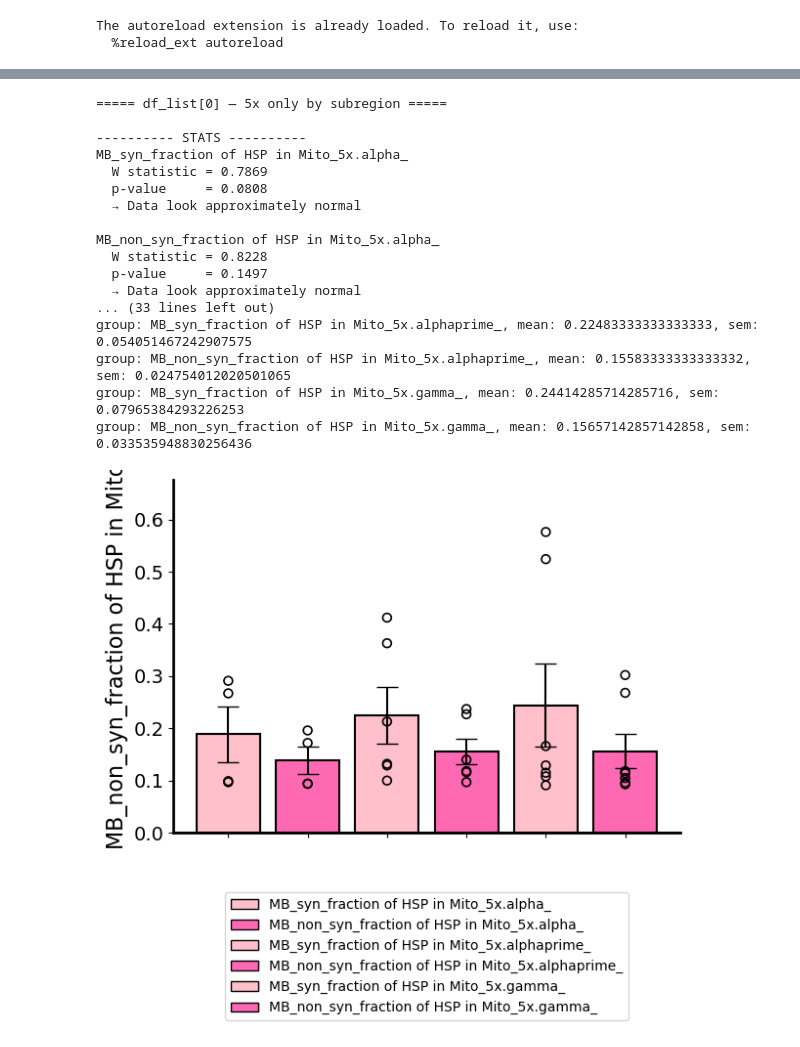
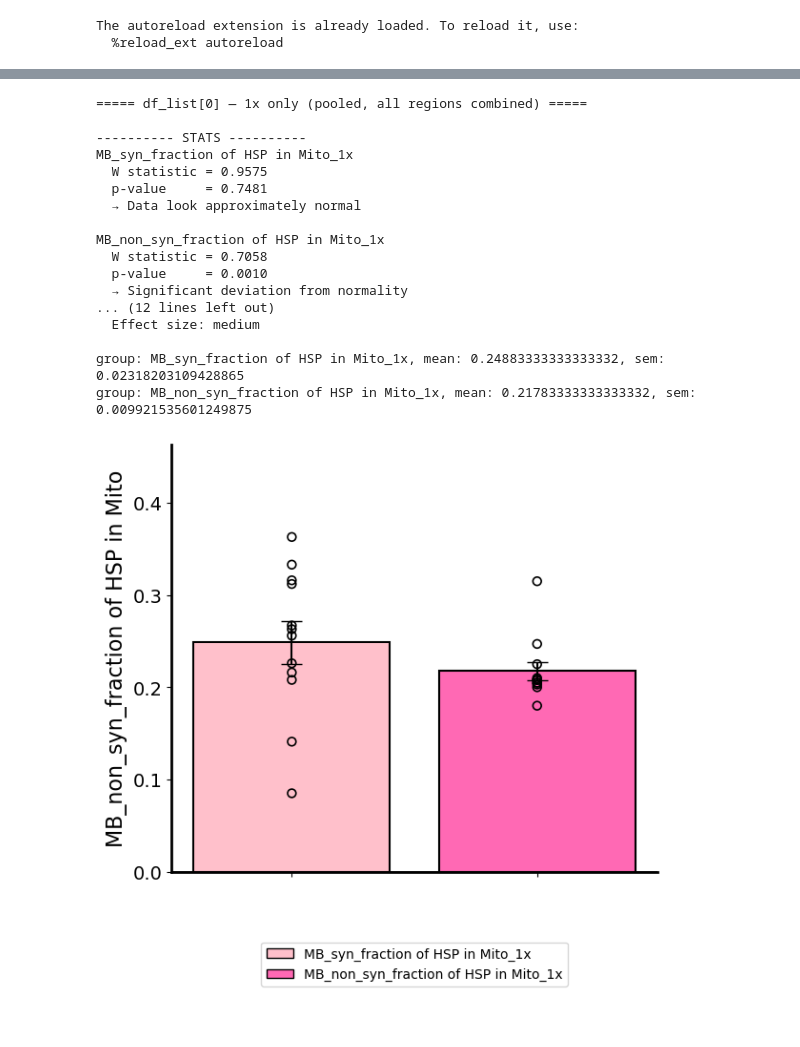
Before and after one commit to gmalagonv/confocal, a Jupyter notebook: analysis_notebooks/pooled_results.ipynb, the cells around one changed output, grey strips where cells are left out. Saved outputs shown, nothing was run; the diff lists cells and outputs as text; code cells hidden in the pictures.

Commit message:
pooled kind of ready

```diff
--- a/analysis_notebooks/pooled_results.ipynb
+++ b/analysis_notebooks/pooled_results.ipynb
@@ -53,13 +53,19 @@ def df_separator(df):
 
 user = 'Carmina'
 dates = [
-    '2026_06_05',
+   # '2026_06_05',
     '2026_06_15',
     '2026_06_25'
     ]
+csv_files = [
+    #'coloc_results', #coloc_results_2_raw',#'coloc_results_2', #'coloc_results
+    'coloc_results',
+    'coloc_results',
+
+]
 
 rows2drop = [
-            [],
+           # [],
             [
                 'dec02_5x_brain3gamma_R8',
                 'dec02_5x_brain4alpha_L16'
@@ -71,7 +77,7 @@ rows2drop = [
 
 df_list = []
 for i, date in enumerate(dates):
-    path_csv = home + date + '_' + user + '/coloc_results.csv'
+    path_csv = home + date + '_' + user + f'/{csv_files[i]}.csv'
     df = pd.read_csv(path_csv)
 
     #TO EXCLUDE SOME ROWS:
@@ -111,6 +219,18 @@ Name: name, dtype: str
 # %%
 
-colmns2plot = ['MB_syn_fraction of HSP in Mito','MB_non_syn_fraction of HSP in Mito']
+
+colmns2plot = ['MB_syn_fraction of HSP in Mito', 'MB_non_syn_fraction of HSP in Mito']
+#colmns2plot = ['MB_syn_fraction of Mito in HSP', 'MB_non_syn_fraction of Mito in HSP']
+
+#colmns2plot = ['MB_syn_enrichment','MB_non_syn_enrichment']
+#colmns2plot = ['MB_syn_odds_ratio', 'MB_non_syn_odds_ratio']
+#colmns2plot = ['MB_syn_share of total HSP-Mito overlap', 'MB_non_syn_share of total HSP-Mito overlap',]
+#colmns2plot = ['MB_syn_HSP-Mito colocalization density','MB_non_syn_HSP-Mito colocalization density']
+
+#colmns2plot = ['density_HSP_syn','density_HSP_non_syn']
+#colmns2plot = ['density_Mito_syn','density_Mito_non_syn']
+#colmns2plot =['MB_syn_pearson_r HSP-Mito', 'MB_non_syn_pearson_r HSP-Mito']
+
 #colmns2plot = ['prop_MB-Mito_in_syn']
 df_list = [
         #df_raw,
@@ -133,7 +253,7 @@ plot_configs = [
     #("5x vs 1x by subregion", ['5x.alpha_', '5x.alphaprime_', '5x.gamma_',
     #                            '1x.alpha_', '1x.alphaprime_', '1x.gamma_']),
     ("5x only (pooled, all regions combined)", ['5x']),
-   # ("1x only (pooled, all regions combined)", ['1x']),
+   ("1x only (pooled, all regions combined)", ['1x']),
     ("5x only by subregion", ['5x.alpha_', '5x.alphaprime_', '5x.gamma_']),
     #("1x only by subregion", ['1x.alpha_', '1x.alphaprime_', '1x.gamma_']),
 ]
@@ -202,18 +322,18 @@ group: MB_non_syn_fraction of HSP in Mito_5x, mean: 0.1521764705882353, sem: 0.0
-===== df_list[0] — 5x only by subregion =====
+===== df_list[0] — 1x only (pooled, all regions combined) =====
 
 ---------- STATS ----------
-MB_syn_fraction of HSP in Mito_5x.alpha_
-  W statistic = 0.7869
-  p-value     = 0.0808
+MB_syn_fraction of HSP in Mito_1x
+  W statistic = 0.9575
+  p-value     = 0.7481
   → Data look approximately normal
 
-MB_non_syn_fraction of HSP in Mito_5x.alpha_
-  W statistic = 0.8228
-  p-value     = 0.1497
-  → Data look approximately normal
-... (33 lines left out)
-group: MB_syn_fraction of HSP in Mito_5x.alphaprime_, mean: 0.22483333333333333, sem: 0.054051467242907575
-group: MB_non_syn_fraction of HSP in Mito_5x.alphaprime_, mean: 0.15583333333333332, sem: 0.024754012020501065
-group: MB_syn_fraction of HSP in Mito_5x.gamma_, mean: 0.24414285714285716, sem: 0.07965384293226253
-group: MB_non_syn_fraction of HSP in Mito_5x.gamma_, mean: 0.15657142857142858, sem: 0.033535948830256436
+MB_non_syn_fraction of HSP in Mito_1x
+  W statistic = 0.7058
+  p-value     = 0.0010
+  → Significant deviation from normality
+... (12 lines left out)
+  Effect size: medium
+
+group: MB_syn_fraction of HSP in Mito_1x, mean: 0.24883333333333332, sem: 0.02318203109428865
+group: MB_non_syn_fraction of HSP in Mito_1x, mean: 0.21783333333333332, sem: 0.009921535601249875
-[figure, old version]
+[figure, new version]
```
Also changed, not shown: parts of 4 cells of this notebook, 4 other files.
